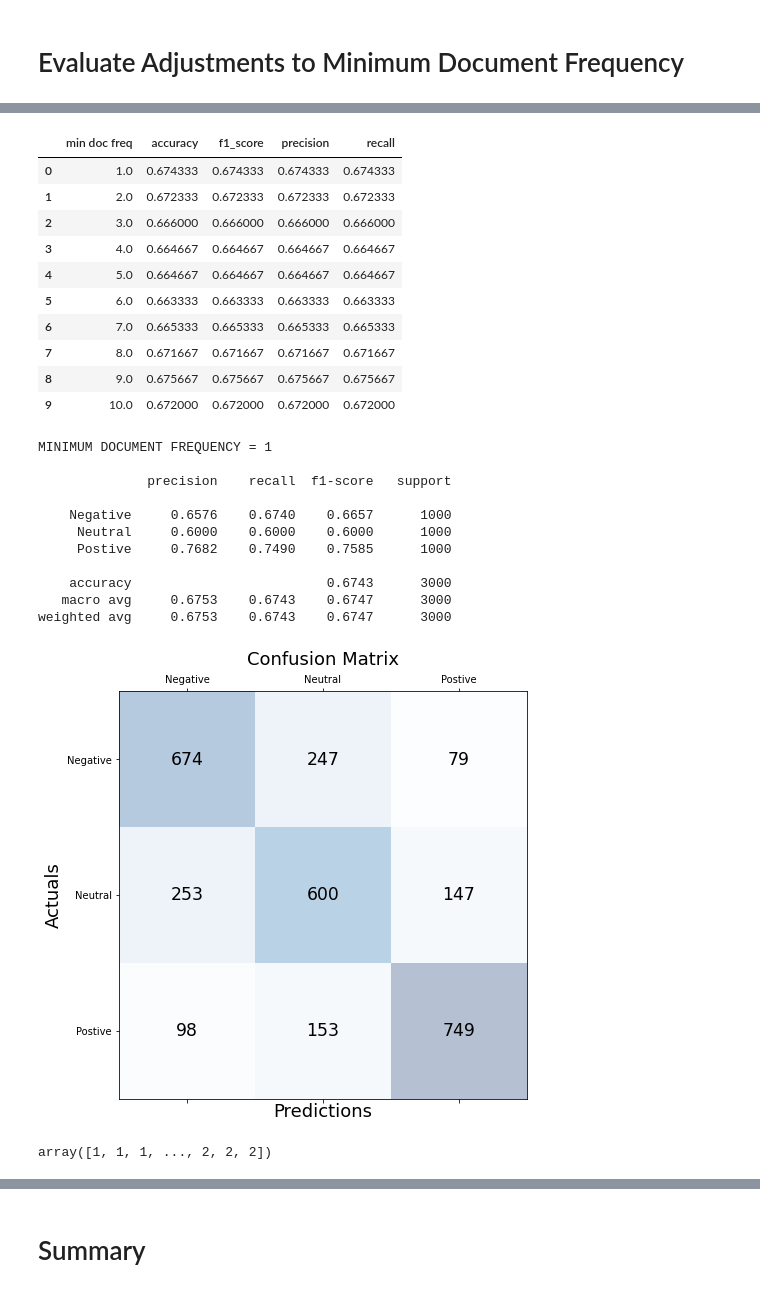
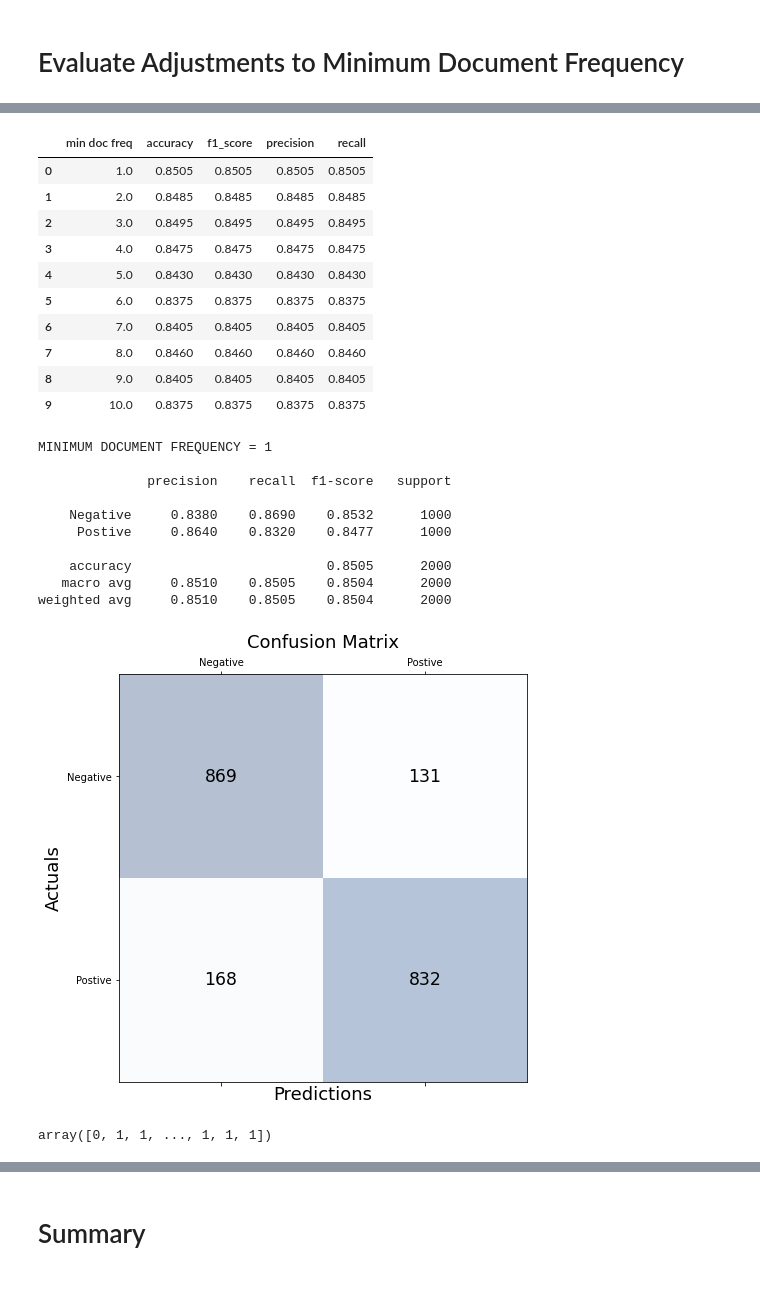
Before and after one commit to ShesterG/Twitter-Sentiment-Analysis, a Jupyter notebook: notebooks/svm_model.ipynb, the cells around one changed output, grey strips where cells are left out. Saved outputs shown, nothing was run; the diff lists cells and outputs as text; code cells hidden in the pictures.

```diff
--- a/notebooks/svm_model.ipynb
+++ b/notebooks/svm_model.ipynb
@@ -68,7 +68,7 @@ df.head()
 | 3 | 17 | @Kwame34580189 @bukolasaraki @NAk... | Nigeria | whatev thought you had someth there | Nana | NaN | NaN | 0 | NaN | ... |
 | 4 | 18 | @NAkufoAddo Remember that the goo... | NaN | rememb that the good peopl have s... | Nana | 1.0 | 1.0 | 0 | NaN | ... |
 # %%
-#df = df[df.Sentiment != 0]
+df = df[df.Sentiment != 0]
 # %%
 # convert list of strings represented as a string to a list of strings
 df.tokens = df.tokens.map(ast.literal_eval)
@@ -161,7 +160,7 @@ def train_and_eval_model(min_df):
 
     conf_matrix = confusion_matrix(y_true=y_enc, y_pred=y_pred)
 
-    classi_report = classification_report(y_true=y_enc, y_pred=y_pred, digits=4, target_names=['Negative','Neutral','Postive'])
+    classi_report = classification_report(y_true=y_enc, y_pred=y_pred, digits=4, target_names=['Negative','Postive'])
     print(classi_report)
 
     """
@@ -237,49 +236,48 @@ metrics_summary_df = pd.DataFrame(metrics_summary,
 metrics_summary_df
 # %% [output]
 |  | min doc freq | accuracy | f1_score | precision | recall |
-| 0 | 1.0 | 0.674333 | 0.674333 | 0.674333 | 0.674333 |
-| 1 | 2.0 | 0.672333 | 0.672333 | 0.672333 | 0.672333 |
-| 2 | 3.0 | 0.666000 | 0.666000 | 0.666000 | 0.666000 |
-| 3 | 4.0 | 0.664667 | 0.664667 | 0.664667 | 0.664667 |
-| 4 | 5.0 | 0.664667 | 0.664667 | 0.664667 | 0.664667 |
-| 5 | 6.0 | 0.663333 | 0.663333 | 0.663333 | 0.663333 |
-| 6 | 7.0 | 0.665333 | 0.665333 | 0.665333 | 0.665333 |
-| 7 | 8.0 | 0.671667 | 0.671667 | 0.671667 | 0.671667 |
-| 8 | 9.0 | 0.675667 | 0.675667 | 0.675667 | 0.675667 |
-| 9 | 10.0 | 0.672000 | 0.672000 | 0.672000 | 0.672000 |
+| 0 | 1.0 | 0.8505 | 0.8505 | 0.8505 | 0.8505 |
+| 1 | 2.0 | 0.8485 | 0.8485 | 0.8485 | 0.8485 |
+| 2 | 3.0 | 0.8495 | 0.8495 | 0.8495 | 0.8495 |
+| 3 | 4.0 | 0.8475 | 0.8475 | 0.8475 | 0.8475 |
+| 4 | 5.0 | 0.8430 | 0.8430 | 0.8430 | 0.8430 |
+| 5 | 6.0 | 0.8375 | 0.8375 | 0.8375 | 0.8375 |
+| 6 | 7.0 | 0.8405 | 0.8405 | 0.8405 | 0.8405 |
+| 7 | 8.0 | 0.8460 | 0.8460 | 0.8460 | 0.8460 |
+| 8 | 9.0 | 0.8405 | 0.8405 | 0.8405 | 0.8405 |
+| 9 | 10.0 | 0.8375 | 0.8375 | 0.8375 | 0.8375 |
 # %%
 _,conf_matrix, y_pred = train_and_eval_model(min_df=1)
-labels = ['Negative','Neutral', 'Postive']
+labels = ['Negative', 'Postive']
 
 fig, ax = plt.subplots(figsize=(7.5, 7.5))
 ax.matshow(conf_matrix, cmap=plt.cm.Blues, alpha=0.3)
 for i in range(conf_matrix.shape[0]):
     for j in range(conf_matrix.shape[1]):
         ax.text(x=j, y=i,s=conf_matrix[i, j], va='center', ha='center', size='xx-large')
 
 plt.xlabel('Predictions', fontsize=18)
 plt.ylabel('Actuals', fontsize=18)
 ax.set_xticklabels([''] + labels)
 ax.set_yticklabels([''] + labels)
 plt.title('Confusion Matrix', fontsize=18)
 plt.show()
 # %% [output]
 MINIMUM DOCUMENT FREQUENCY = 1
 
               precision    recall  f1-score   support
 
-    Negative     0.6576    0.6740    0.6657      1000
-     Neutral     0.6000    0.6000    0.6000      1000
-     Postive     0.7682    0.7490    0.7585      1000
+    Negative     0.8380    0.8690    0.8532      1000
+     Postive     0.8640    0.8320    0.8477      1000
 
-    accuracy                         0.6743      3000
-   macro avg     0.6753    0.6743    0.6747      3000
-weighted avg     0.6753    0.6743    0.6747      3000
+    accuracy                         0.8505      2000
+   macro avg     0.8510    0.8505    0.8504      2000
+weighted avg     0.8510    0.8505    0.8504      2000
-[figure, old version]
+[figure, new version]
 # %%
 y_enc
 # %% [output]
-array([1, 1, 1, ..., 2, 2, 2])
+array([0, 1, 1, ..., 1, 1, 1])
 # %%
 df2 = pd.DataFrame()
 
```
Also changed, not shown: parts of 6 cells of this notebook.
